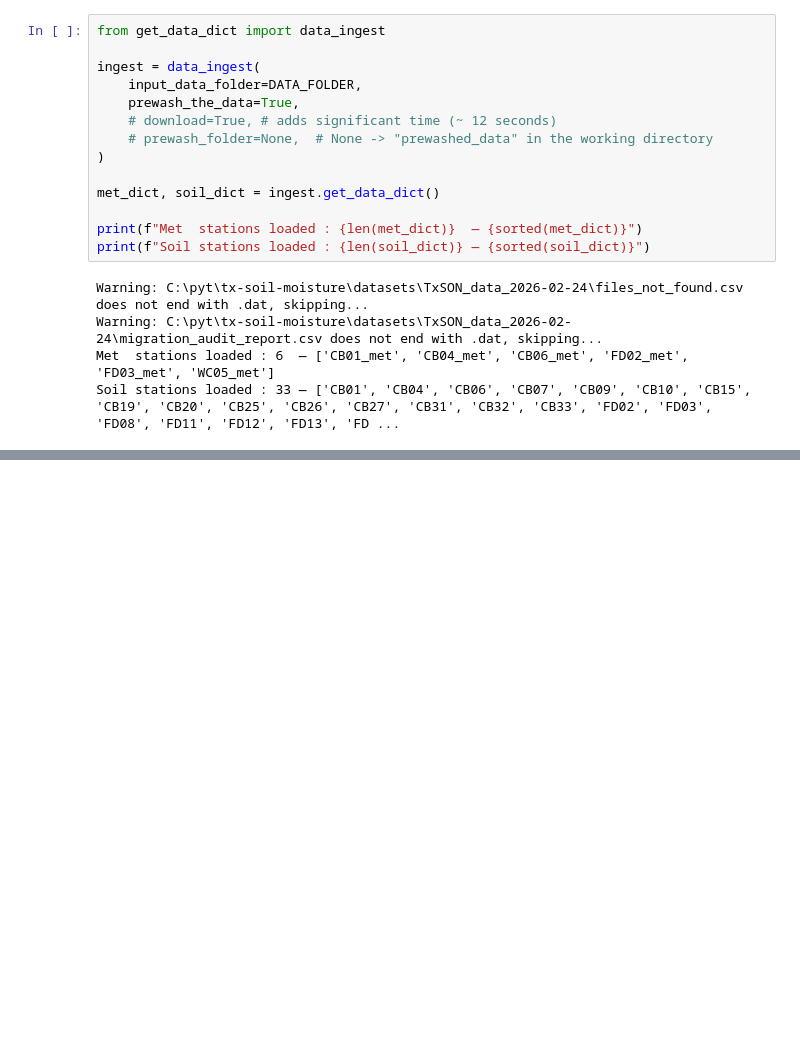
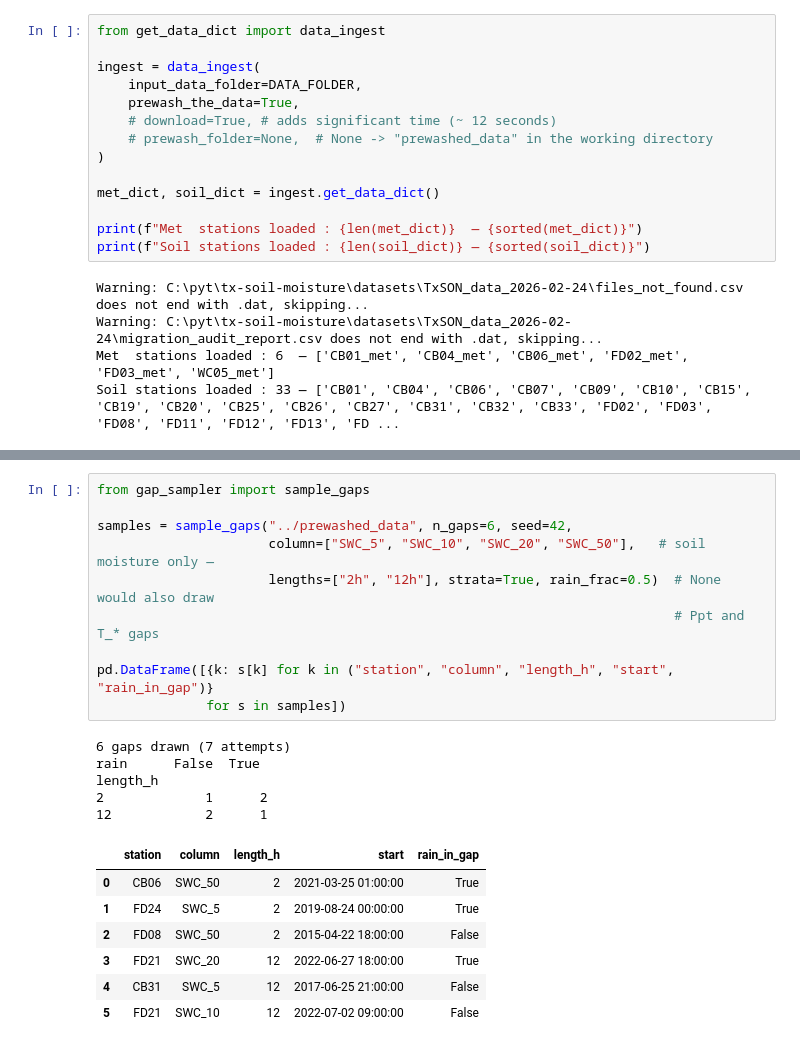
Before and after one commit to kiat/tx-soil-moisture, a Jupyter notebook: data-cleanup-Su26/scripts/demo.ipynb, the cells around one changed output, grey strips where cells are left out. Saved outputs shown, nothing was run; the diff lists cells and outputs as text; blank space fills up the shorter version.

```diff
--- a/data-cleanup-Su26/scripts/demo.ipynb
+++ b/data-cleanup-Su26/scripts/demo.ipynb
@@ -318,0 +366,23 @@ display(soil_dict[first_soil_key].head())
+# %%
+from gap_sampler import sample_gaps
+
+samples = sample_gaps("../prewashed_data", n_gaps=6, seed=42,
+                      column=["SWC_5", "SWC_10", "SWC_20", "SWC_50"],   # soil moisture only —
+                      lengths=["2h", "12h"], strata=True, rain_frac=0.5)  # None would also draw
+                                                                          # Ppt and T_* gaps
+
+pd.DataFrame([{k: s[k] for k in ("station", "column", "length_h", "start", "rain_in_gap")}
+              for s in samples])
+# %% [output]
+6 gaps drawn (7 attempts)
+rain      False  True
+length_h
+2             1      2
+12            2      1
+|  | station | column | length_h | start | rain_in_gap |
+| 0 | CB06 | SWC_50 | 2 | 2021-03-25 01:00:00 | True |
+| 1 | FD24 | SWC_5 | 2 | 2019-08-24 00:00:00 | True |
+| 2 | FD08 | SWC_50 | 2 | 2015-04-22 18:00:00 | False |
+| 3 | FD21 | SWC_20 | 12 | 2022-06-27 18:00:00 | True |
+| 4 | CB31 | SWC_5 | 12 | 2017-06-25 21:00:00 | False |
+| 5 | FD21 | SWC_10 | 12 | 2022-07-02 09:00:00 | False |
```
Also changed, not shown: parts of 7 cells of this notebook, 1 other file.
